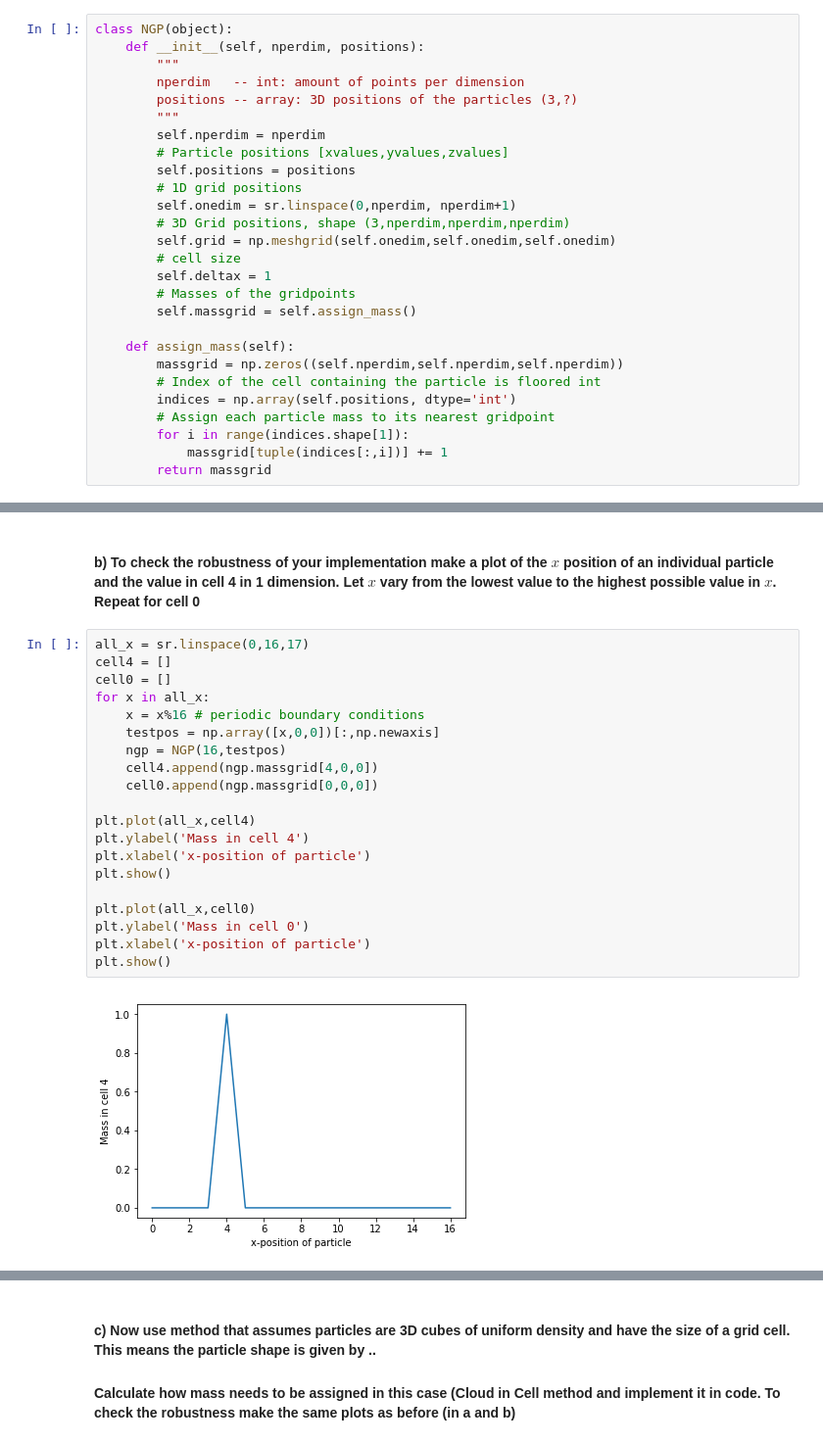
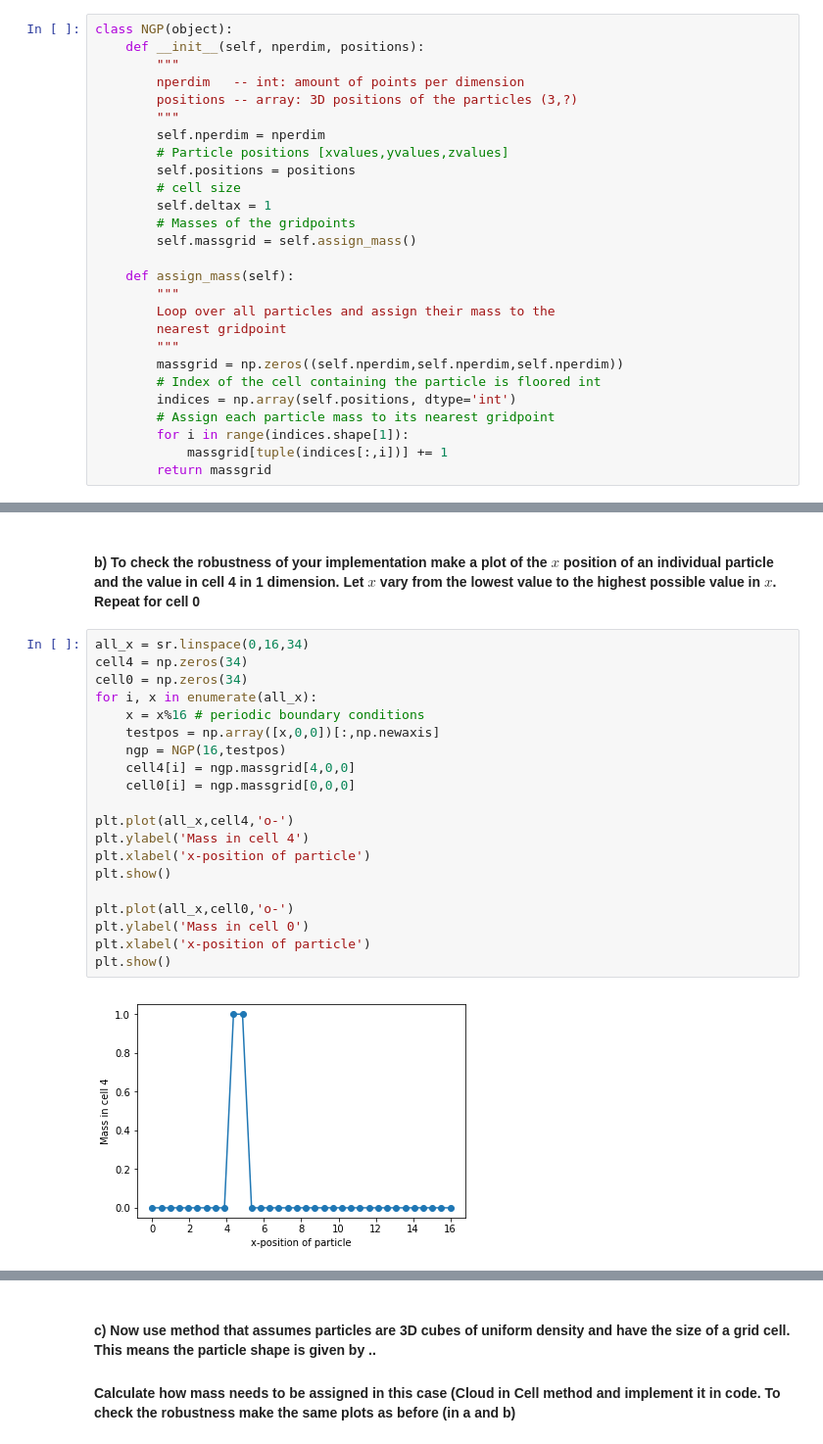
Before and after one commit to ErikOsinga/numerical_recipies, a Jupyter notebook: assignment2/question5.ipynb, the cells around one changed output, grey strips where cells are left out. Shown at 98% size. Cells and saved outputs as stored; diff of their text form.

```diff
--- a/assignment2/question5.ipynb
+++ b/assignment2/question5.ipynb
@@ -40,16 +40,16 @@ class NGP(object):
         self.nperdim = nperdim
         # Particle positions [xvalues,yvalues,zvalues]
         self.positions = positions
-        # 1D grid positions
-        self.onedim = sr.linspace(0,nperdim, nperdim+1)
-        # 3D Grid positions, shape (3,nperdim,nperdim,nperdim)
-        self.grid = np.meshgrid(self.onedim,self.onedim,self.onedim)
         # cell size
         self.deltax = 1
         # Masses of the gridpoints
         self.massgrid = self.assign_mass()
 
     def assign_mass(self):
+        """
+        Loop over all particles and assign their mass to the
+        nearest gridpoint
+        """
         massgrid = np.zeros((self.nperdim,self.nperdim,self.nperdim))
         # Index of the cell containing the particle is floored int
         indices = np.array(self.positions, dtype='int')
@@ -107,24 +107,24 @@ for z in [4,9,11,14]:
 # %% [markdown]
 #### b) To check the robustness of your implementation make a plot of the $x$ position of an individual particle and the value in cell 4 in 1 dimension. Let $x$ vary from the lowest value to the highest possible value in $x$. Repeat for cell 0
 # %%
-all_x = sr.linspace(0,16,17)
-cell4 = []
-cell0 = []
-for x in all_x:
+all_x = sr.linspace(0,16,34)
+cell4 = np.zeros(34)
+cell0 = np.zeros(34)
+for i, x in enumerate(all_x):
     x = x%16 # periodic boundary conditions
     testpos = np.array([x,0,0])[:,np.newaxis]
     ngp = NGP(16,testpos)
-    cell4.append(ngp.massgrid[4,0,0])
-    cell0.append(ngp.massgrid[0,0,0])
+    cell4[i] = ngp.massgrid[4,0,0]
+    cell0[i] = ngp.massgrid[0,0,0]
 
-plt.plot(all_x,cell4)
+plt.plot(all_x,cell4,'o-')
 plt.ylabel('Mass in cell 4')
 plt.xlabel('x-position of particle')
 plt.show()
 
-plt.plot(all_x,cell0)
+plt.plot(all_x,cell0,'o-')
 plt.ylabel('Mass in cell 0')
 plt.xlabel('x-position of particle')
 plt.show()
 # %% [output]
-[figure, old version]
+[figure, new version]
```
Also changed, not shown: parts of 10 cells of this notebook.
